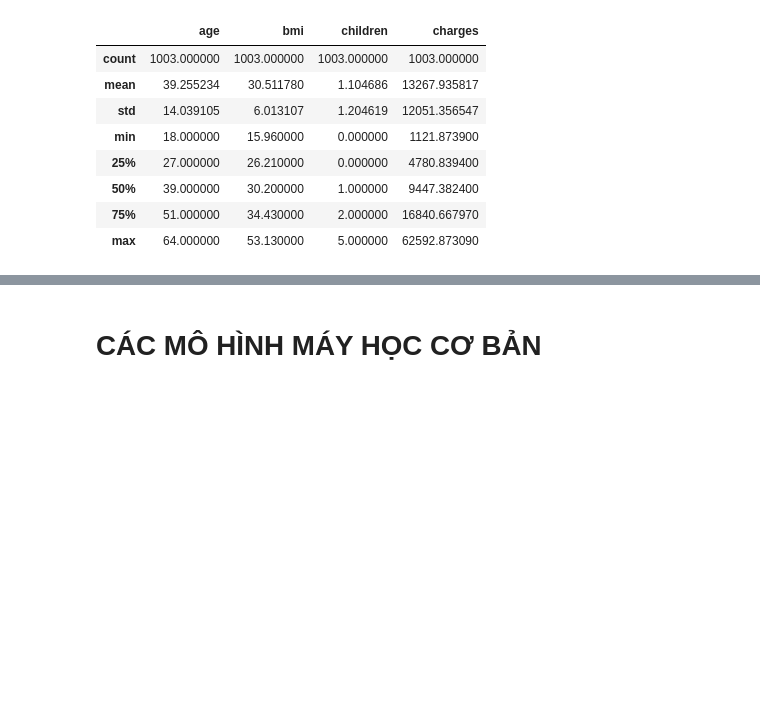
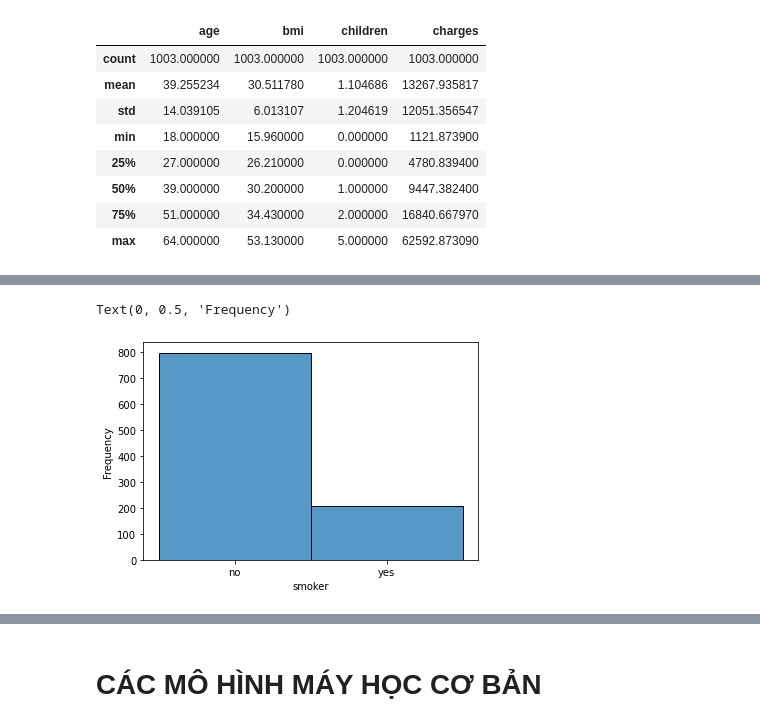
Before and after one commit to trucnguyen13/Medical_Charges, a Jupyter notebook: trucquan+linearmodel.ipynb, the cells around one changed output, grey strips where cells are left out. Saved outputs shown, nothing was run; the diff lists cells and outputs as text; code cells hidden in the pictures; blank space fills up the shorter version.

```diff
--- a/trucquan+linearmodel.ipynb
+++ b/trucquan+linearmodel.ipynb
@@ -248,0 +166,6 @@ plt.plot(data_df['bmi'],data_df['charges'])
+# %%
+sns.histplot(data=data_df, x="smoker", binwidth=3,discrete = True)
+plt.ylabel('Frequency')
+# %% [output]
+Text(0, 0.5, 'Frequency')
+[figure, added]
```
Also changed, not shown: parts of 106 cells of this notebook.
